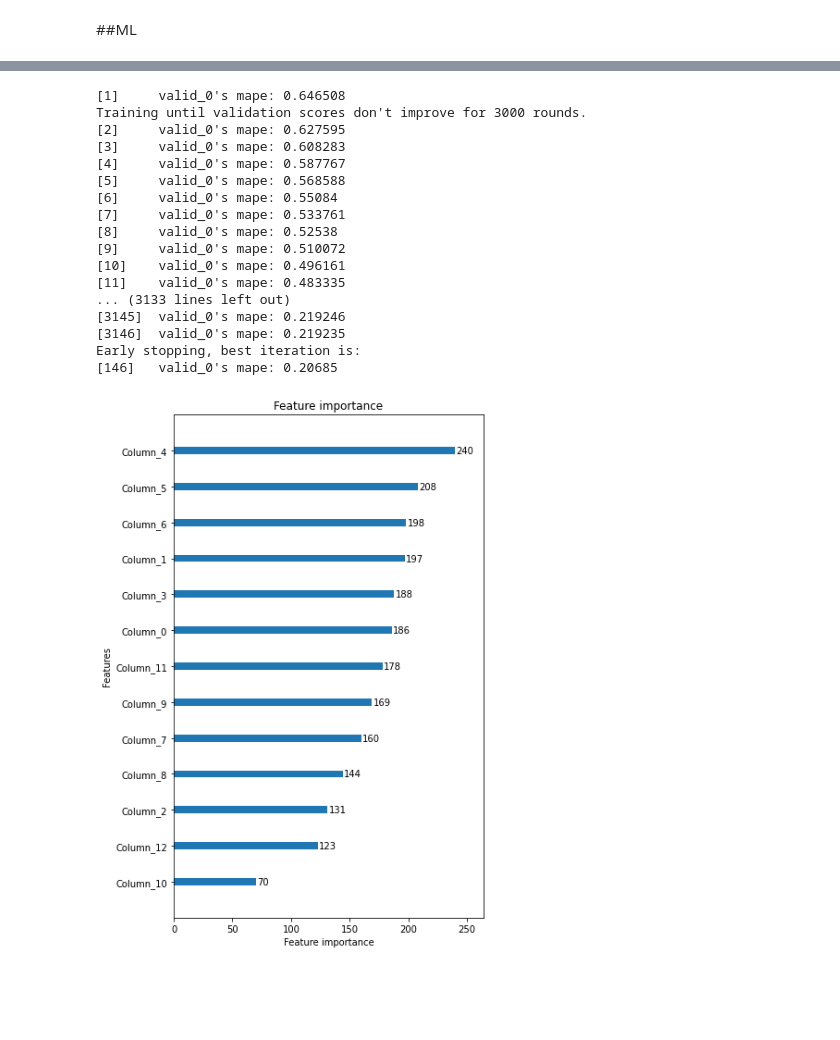
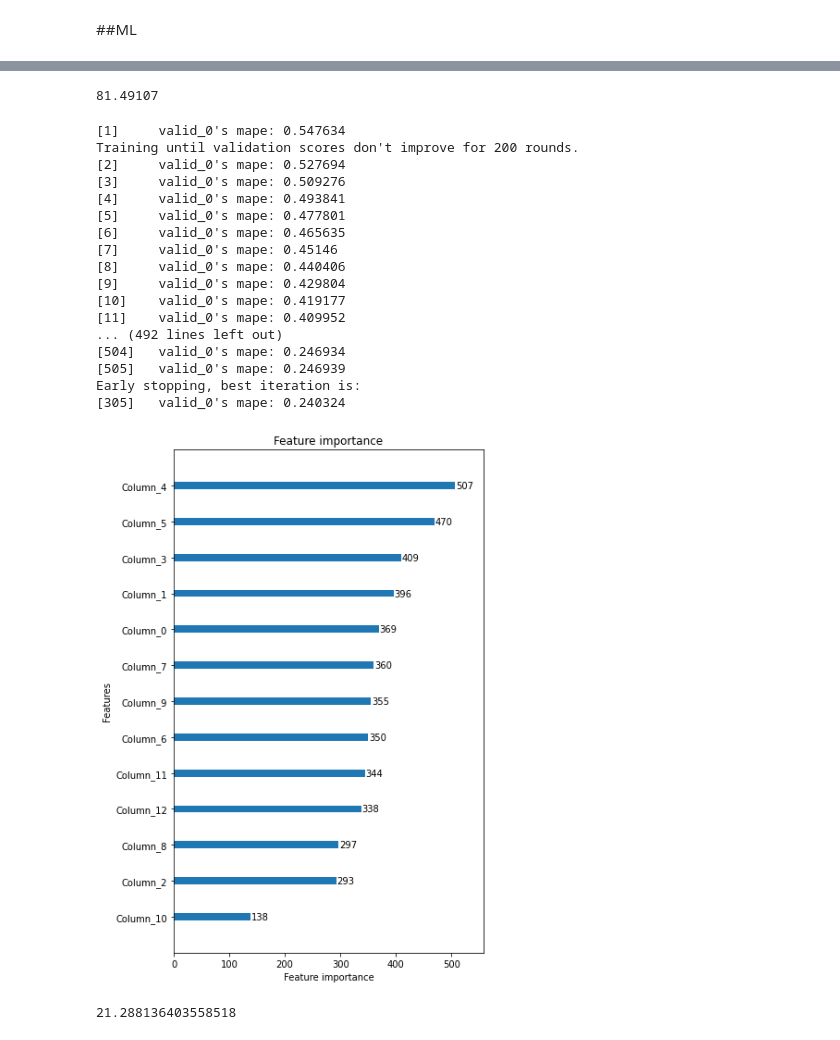
Before and after one commit to rboghe/cened, a Jupyter notebook: MergeDNN.ipynb, the cells around one changed output, grey strips where cells are left out. Saved outputs shown, nothing was run; the diff lists cells and outputs as text; code cells hidden in the pictures; blank space fills up the shorter version.

Commit message:
Minor improvements

```diff
--- a/MergeDNN.ipynb
+++ b/MergeDNN.ipynb
@@ -199,9 +199,9 @@ mlcol = ['SUPERFICIE_DISPERDENTE_y', 'SUPERFICIE_NETTA', 'VOLUME_NETTO',
 
 X = cenedtot[mlcol]
 # %%
-from sklearn.preprocessing import MinMaxScaler
-min_max_scaler = MinMaxScaler()
-X = min_max_scaler.fit_transform(X)
+from sklearn.preprocessing import StandardScaler
+scaler = StandardScaler()
+X = scaler.fit_transform(X)
 # %%
 y = cenedtot.EP_H_ND.values #EP_H_ND!!
 X_train, X_val, X_test, y_train, y_val, y_test = split_db(X, y, split = [.8,.1], seed = 42)
@@ -267,48 +267,60 @@ plt.show()
+# %%
+y_pred = model.predict(X_test)
+mape = np.mean(tf.keras.losses.MAPE(y_test, y_pred))
+print(mape)
+# %% [output]
+81.49107
 # %%
 import lightgbm as lgb
 
 
 train_data = lgb.Dataset(X_train, label=y_train)
 val_data = lgb.Dataset(X_val, label=y_val)
 
 parameters = {
     'application': 'regression',
     'objective': 'regression',
     'metric': 'mape',
     'is_unbalance': 'true',
     'boosting': 'gbdt',
     'num_leaves': 62,
     'feature_fraction': 0.5,
     'bagging_fraction': 0.5,
     'bagging_freq': 20,
     'learning_rate': 0.05,
     'verbose': 0
 }
 
 model_gb = lgb.train(parameters,
                        train_data,
                        valid_sets=val_data,
                        num_boost_round=5000,
-                       early_stopping_rounds=3000)
+                       early_stopping_rounds=200)
 
 lgb.plot_importance(model_gb, figsize = (6,10),grid = False)
 plt.show()
 # %% [output]
-[1]     valid_0's mape: 0.646508
-Training until validation scores don't improve for 3000 rounds.
-[2]     valid_0's mape: 0.627595
-[3]     valid_0's mape: 0.608283
-[4]     valid_0's mape: 0.587767
-[5]     valid_0's mape: 0.568588
-[6]     valid_0's mape: 0.55084
-[7]     valid_0's mape: 0.533761
-[8]     valid_0's mape: 0.52538
-[9]     valid_0's mape: 0.510072
-[10]    valid_0's mape: 0.496161
-[11]    valid_0's mape: 0.483335
-... (3133 lines left out)
-[3145]  valid_0's mape: 0.219246
-[3146]  valid_0's mape: 0.219235
+[1]     valid_0's mape: 0.547634
+Training until validation scores don't improve for 200 rounds.
+[2]     valid_0's mape: 0.527694
+[3]     valid_0's mape: 0.509276
+[4]     valid_0's mape: 0.493841
+[5]     valid_0's mape: 0.477801
+[6]     valid_0's mape: 0.465635
+[7]     valid_0's mape: 0.45146
+[8]     valid_0's mape: 0.440406
+[9]     valid_0's mape: 0.429804
+[10]    valid_0's mape: 0.419177
+[11]    valid_0's mape: 0.409952
+... (492 lines left out)
+[504]   valid_0's mape: 0.246934
+[505]   valid_0's mape: 0.246939
 Early stopping, best iteration is:
-[146]   valid_0's mape: 0.20685
+[305]   valid_0's mape: 0.240324
-[figure, old version]
+[figure, new version]
+# %%
+y_pred = model_gb.predict(X_test)
+mape = np.mean(tf.keras.losses.MAPE(y_test, y_pred))
+print(mape)
+# %% [output]
+21.288136403558518
```
Also changed, not shown: parts of 3 cells of this notebook.
